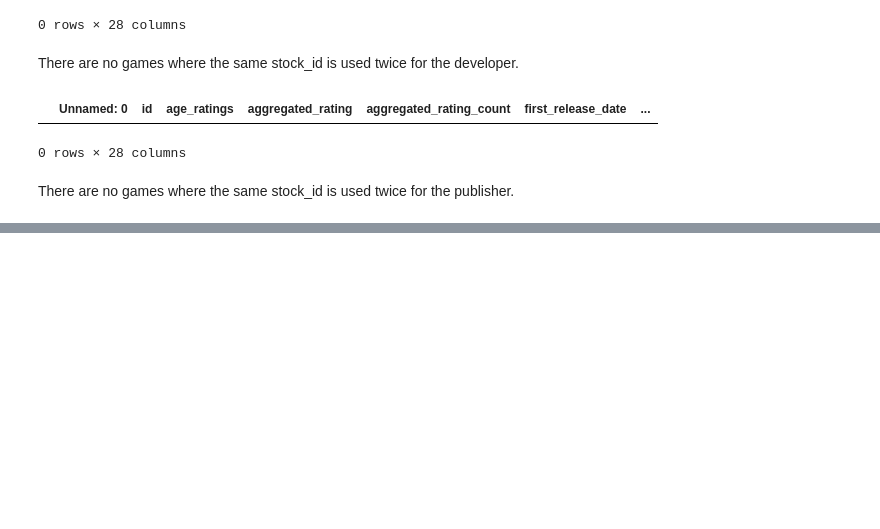
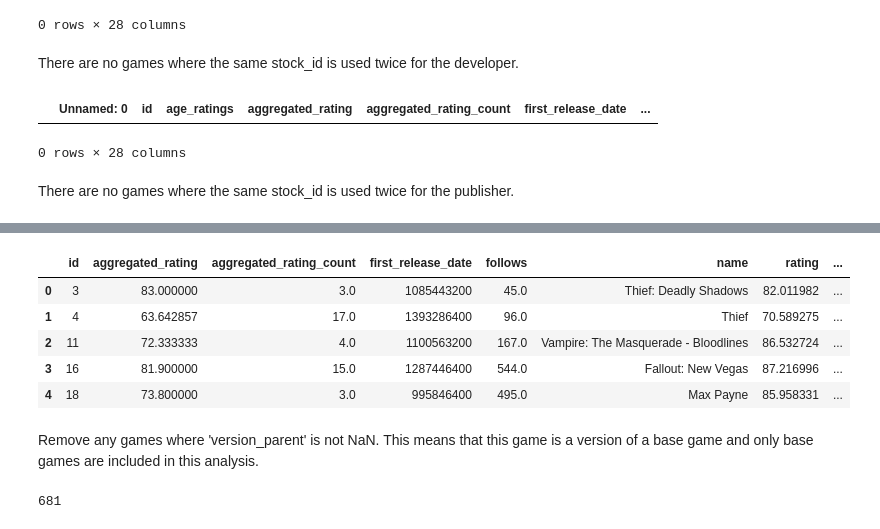
Before and after one commit to c0nn0rstevens/video-game-review-scores-returns-thesis, a Jupyter notebook: games_exploration.ipynb, the cells around one changed output, grey strips where cells are left out. Cells and saved outputs as stored; diff of their text form; code cells hidden in the pictures; blank space fills up the shorter version.

```diff
--- a/games_exploration.ipynb
+++ b/games_exploration.ipynb
@@ -418,20 +418,25 @@ def extract_first_stock_id(list_of_stock_ids):
 # %%
 # Function for setting second stock_id for each of the two
 # stock_id columns for devs/pubs.
-def extract_second_stock_id(list_of_stock_ids):
+def extract_second_id(list_of_ids):
 
     # Return np.nan if there is only one stock_id in list.
-    if len(list_of_stock_ids) < 2:
-        return np.nan
+    if len(list_of_ids) < 2:
+        return 0
 
     else:
-      dev_id = list_of_stock_ids[1]
+      dev_id = list_of_ids[1]
       return dev_id
 # %%
-raw_games_df['dev1_stock_id'] = raw_games_df['developer_stock_id'].map(extract_first_stock_id)
-raw_games_df['dev2_stock_id'] = raw_games_df['developer_stock_id'].map(extract_second_stock_id)
-raw_games_df['pub1_stock_id'] = raw_games_df['publisher_stock_id'].map(extract_first_stock_id)
-raw_games_df['pub2_stock_id'] = raw_games_df['publisher_stock_id'].map(extract_second_stock_id)
+raw_games_df['dev1_igdb_id'] = raw_games_df['developer_stock_id'].map(extract_first_id)
+raw_games_df['dev2_igdb_id'] = raw_games_df['developer_stock_id'].map(extract_second_id)
+raw_games_df['pub1_igdb_id'] = raw_games_df['publisher_stock_id'].map(extract_first_id)
+raw_games_df['pub2_igdb_id'] = raw_games_df['publisher_stock_id'].map(extract_second_id)
+# %%
+raw_games_df['dev1_stock_id'] = raw_games_df['developer_id'].map(extract_first_id)
+raw_games_df['dev2_stock_id'] = raw_games_df['developer_id'].map(extract_second_id)
+raw_games_df['pub1_stock_id'] = raw_games_df['publisher_id'].map(extract_first_id)
+raw_games_df['pub2_stock_id'] = raw_games_df['publisher_id'].map(extract_second_id)
 # %%
 raw_games_df.head()
 # %% [output]
@@ -459,0 +470,38 @@ raw_games_df.to_csv('raw_games_flattened.csv')
+# %%
+games_df = raw_games_df[[
+    'id',
+    'aggregated_rating',
+    'aggregated_rating_count',
+    'first_release_date',
+    'follows',
+    'name',
+    'rating',
+    'rating_count',
+    'slug',
+    'total_rating',
+    'version_parent',
+    'mature',
+    'adults_only',
+    'single_player',
+    'multiplayer',
+    'dev1_stock_id',
+    'dev2_stock_id',
+    'pub1_stock_id',
+    'pub2_stock_id'
+]]
+# %%
+games_df.head()
+# %% [output]
+|  | id | aggregated_rating | aggregated_rating_count | first_release_date | follows | name | rating | ... |
+| 0 | 3 | 83.000000 | 3.0 | 1085443200 | 45.0 | Thief: Deadly Shadows | 82.011982 | ... |
+| 1 | 4 | 63.642857 | 17.0 | 1393286400 | 96.0 | Thief | 70.589275 | ... |
+| 2 | 11 | 72.333333 | 4.0 | 1100563200 | 167.0 | Vampire: The Masquerade - Bloodlines | 86.532724 | ... |
+| 3 | 16 | 81.900000 | 15.0 | 1287446400 | 544.0 | Fallout: New Vegas | 87.216996 | ... |
+| 4 | 18 | 73.800000 | 3.0 | 995846400 | 495.0 | Max Payne | 85.958331 | ... |
+# %% [markdown]
+Remove any games where 'version_parent' is not NaN. This means that this game is a version of a base game and only base games are included in this analysis.
+# %%
+# Number of games where version parent is not NaN.
+games_df[games_df['version_parent'].notnull()].shape[0]
+# %% [output]
+681
```
Also changed, not shown: parts of 9 cells of this notebook.
